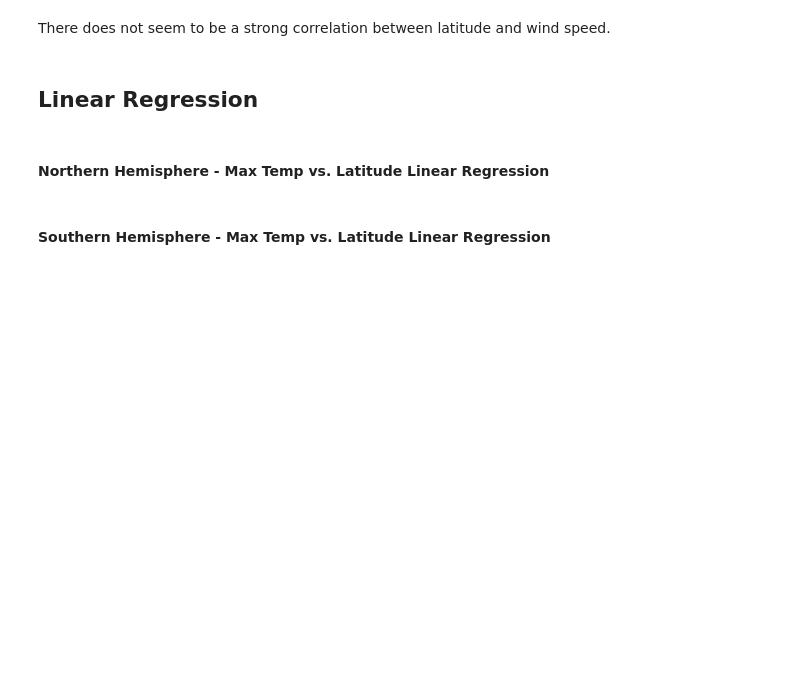
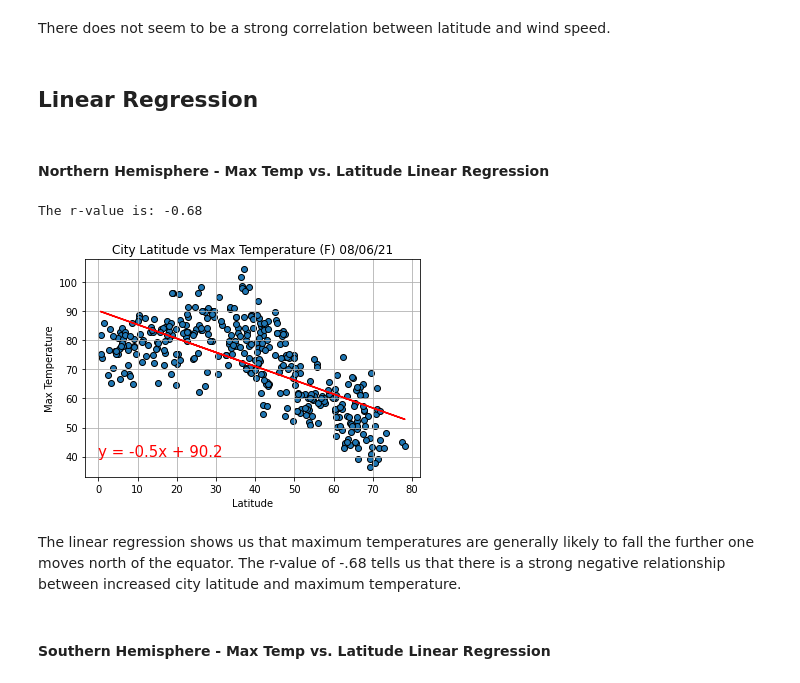
Before and after one commit to dkoski23/python-api-challenge, a Jupyter notebook: WeatherPy/WeatherPy.ipynb, the cells around one changed output. Saved outputs shown, nothing was run; the diff lists cells and outputs as text; code cells hidden in the pictures; blank space fills up the shorter version.

```diff
--- a/WeatherPy/WeatherPy.ipynb
+++ b/WeatherPy/WeatherPy.ipynb
@@ -236,4 +238,32 @@ northern_data_df = city_data.loc[(city_data['Latitude'] >= 0)]
 # %% [markdown]
 ####  Northern Hemisphere - Max Temp vs. Latitude Linear Regression
+# %%
+#setup the template to create plots with regression lines--will only need to
+#change labels and df columns
+#I got this code mainly from the class matplotlib day three notebook
+x_values = northern_data_df['Latitude']
+y_values = northern_data_df['Max Temperature']
+(slope, intercept, rvalue, pvalue, stderr) = linregress(x_values, y_values)
+regress_values = x_values * slope + intercept
+#this line equation will be printed on the graph
+line_equation = 'y = ' + str(round(slope,1)) + 'x + ' + str(round(intercept,2))
+
+#make the graph
+plt.scatter(x_values, y_values, edgecolor = 'black')
+plt.plot(x_values,regress_values, 'r-')
+plt.annotate(line_equation,(0,40), fontsize = 15, color = 'red')
+plt.grid(True)
+#time.stftime will allow the code to use the current date to the title whenever it is run
+plt.title(f"City Latitude vs Max Temperature (F) {time.strftime('%x')}")
+plt.xlabel("Latitude")
+plt.ylabel("Max Temperature")
+print("The r-value is: " + str(round(rvalue,2)))
+#save the graph
+plt.savefig("output_data/nor_maxtemp_regression_scatter.png")
+# %% [output]
+The r-value is: -0.68
+[figure, added]
+# %% [markdown]
+The linear regression shows us that maximum temperatures are generally likely to fall the further one moves north of the equator. The r-value of -.68 tells us that there is a strong negative relationship between increased city latitude and maximum temperature.
 # %% [markdown]
 ####  Southern Hemisphere - Max Temp vs. Latitude Linear Regression
```
Also changed, not shown: parts of 17 cells of this notebook.
